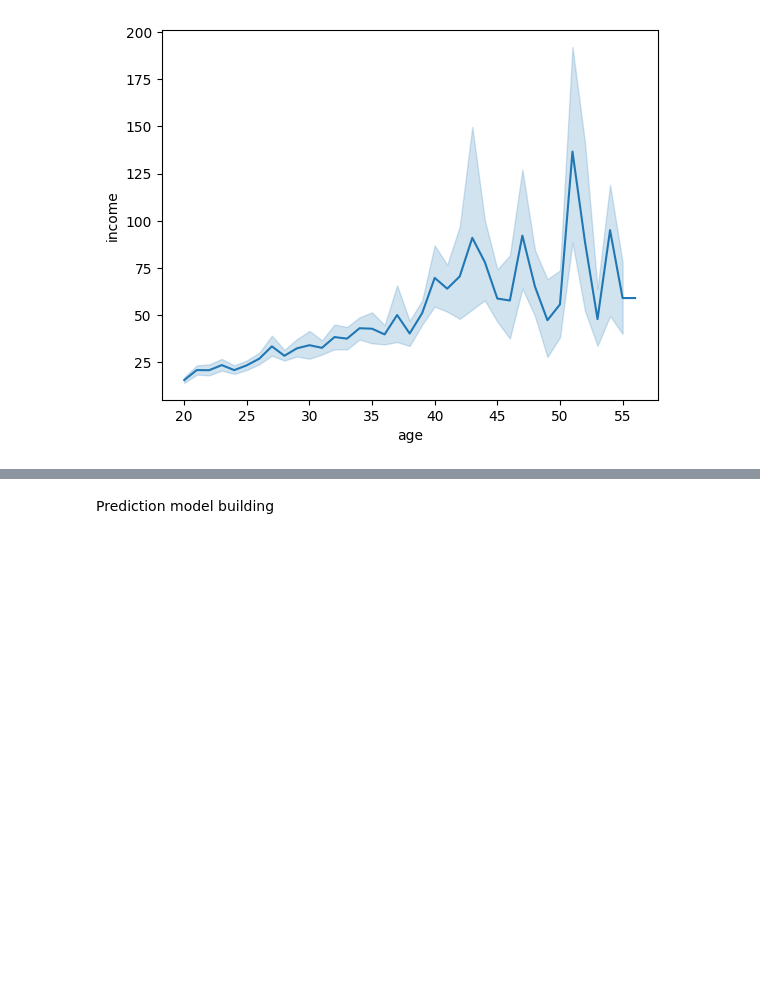
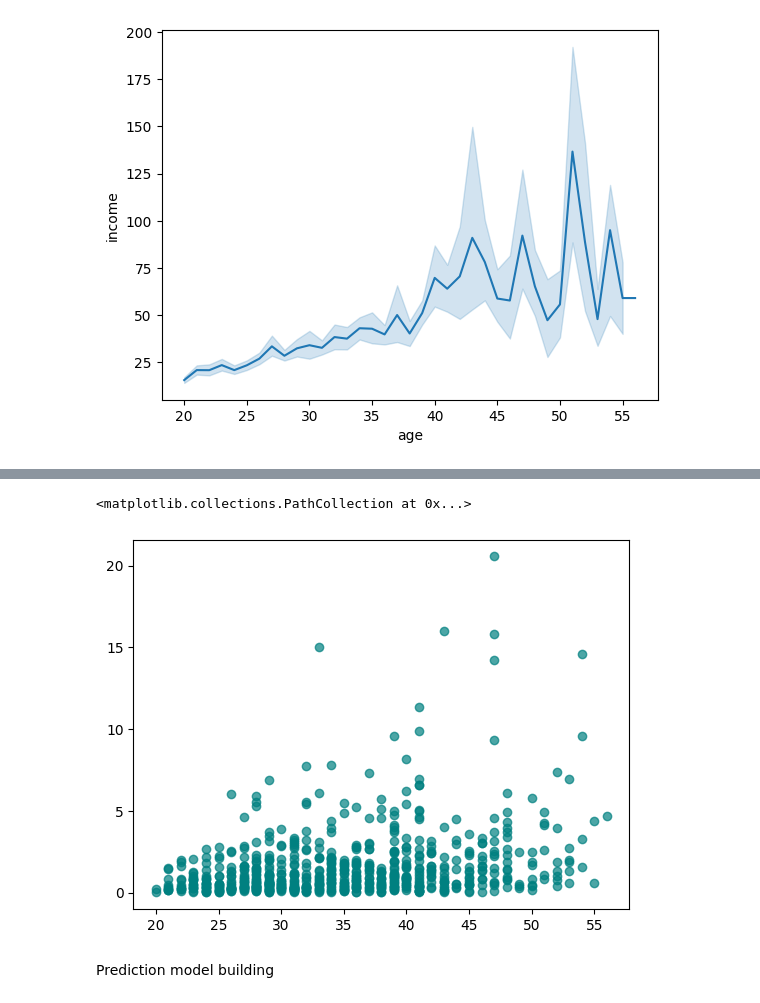
Before and after one commit to Namir50/Credit-Risk-Prediction, a Jupyter notebook: Notebooks/credit_risk_prediction.ipynb, the cells around one changed output, grey strips where cells are left out. Saved outputs shown, nothing was run; the diff lists cells and outputs as text; code cells hidden in the pictures; blank space fills up the shorter version.

```diff
--- a/Notebooks/credit_risk_prediction.ipynb
+++ b/Notebooks/credit_risk_prediction.ipynb
@@ -113,3 +120,8 @@ sns.lineplot(x = df['age'], y = df['income'])
+# %%
+plt.scatter(df['age'], df['creddebt'], alpha=0.7, color='teal')
+# %% [output]
+<matplotlib.collections.PathCollection at 0x...>
+[figure, added]
 # %% [markdown]
 Prediction model building
 # %%
```
Also changed, not shown: parts of 9 cells of this notebook, 2 other files.
